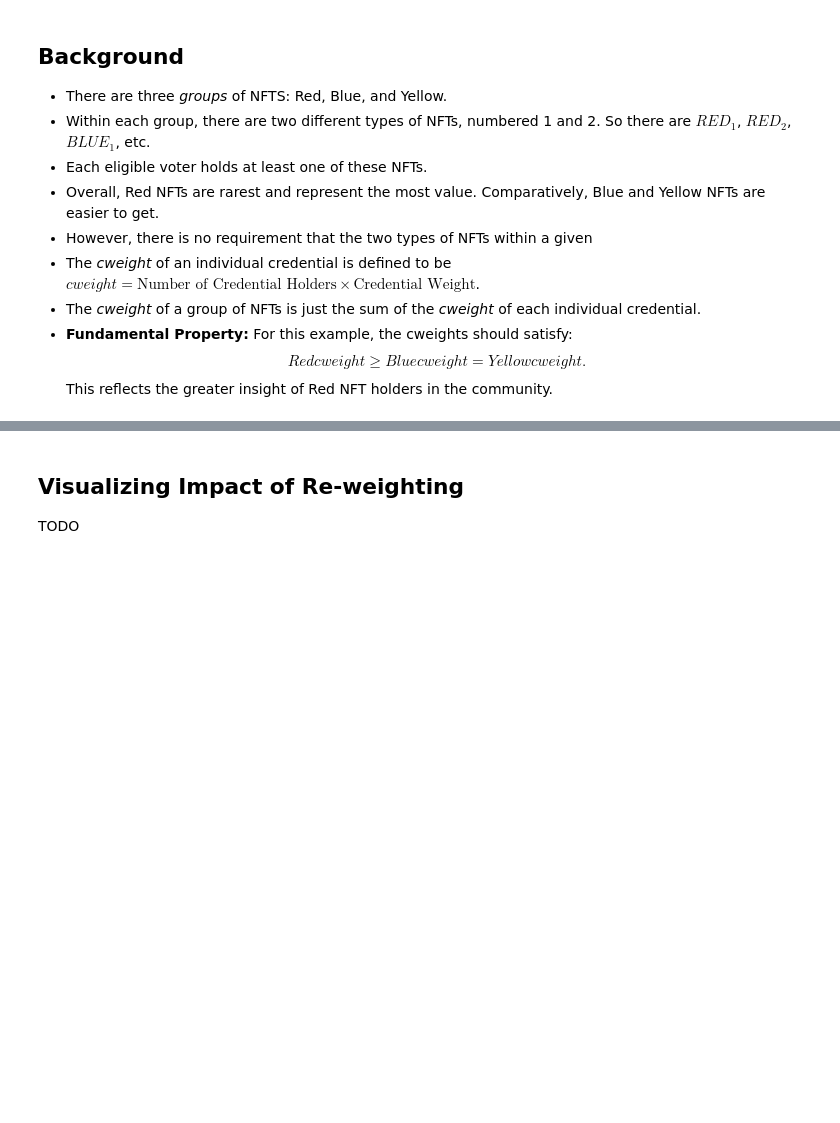
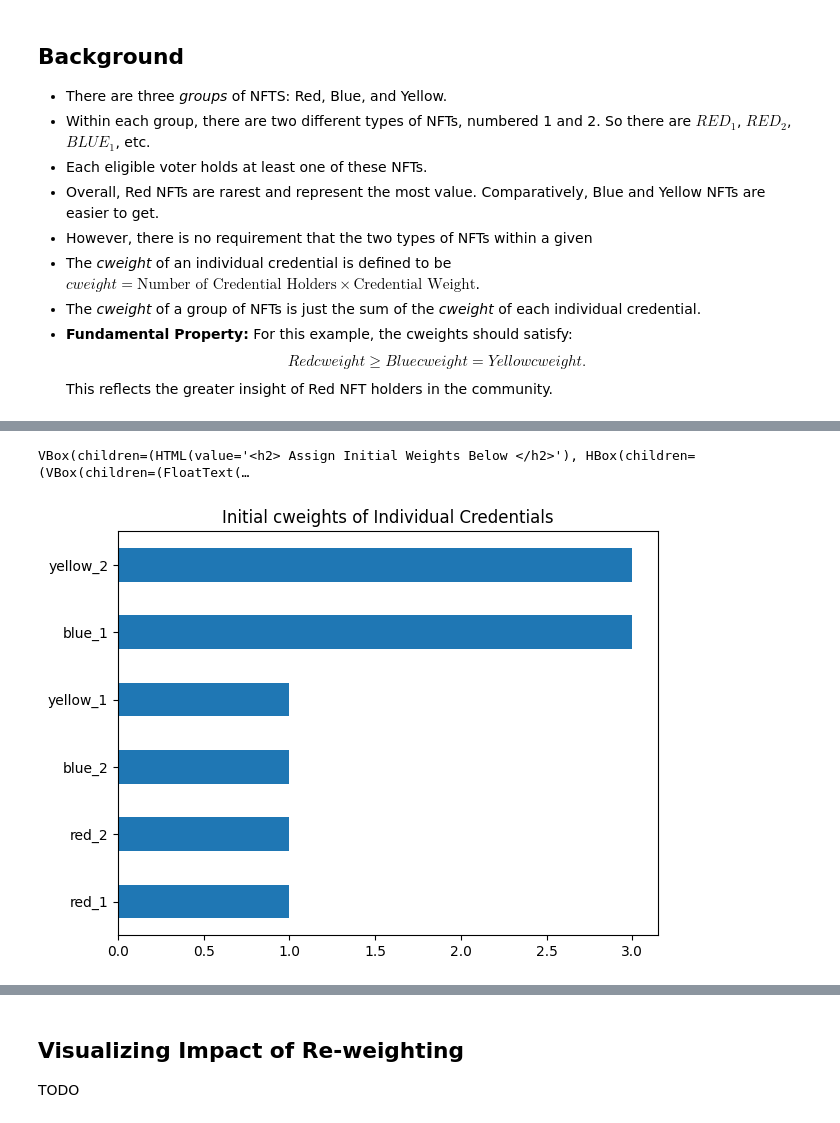
Before and after one commit to TE-Academy/Reputation-based_Weighted_Voting, a Jupyter notebook: notebooks/demonstration.ipynb, the cells around one changed output, grey strips where cells are left out. Cells and saved outputs as stored; diff of their text form; code cells hidden in the pictures; blank space fills up the shorter version.

```diff
--- a/notebooks/demonstration.ipynb
+++ b/notebooks/demonstration.ipynb
@@ -34,4 +41,5 @@ This is input in the form of a .csv file with
 2. To use your own data, change the value of `VOTER_INFO_FILE` from `default_voter_data.csv` to the string of your own filename.
 # %%
 # Code to read in a file
-VOTER_INFO_FILE = "default_voter_data.csv"
+# Change this line to change voter credential data.
+VOTER_INFO_FILE = "data/default_voter_data.csv"
@@ -49,0 +46,3 @@ TODO
+# %%
+# Read Initial Data From csv file
+voter_cred_df = pd.read_csv(VOTER_INFO_FILE, index_col = 'voter')
@@ -49,0 +59,56 @@ TODO
+# %%
+from ipywidgets import FloatText, HTML, Button, HBox, VBox
+
+total_weight = 0
+
+weights = {}
+weights["red_1"] = FloatText(description='red_1', value=1.0, layout={'width': '200px'})
+weights["blue_1"] = FloatText(description='blue_1', value=1.0, layout={'width': '200px'})
+weights["yellow_1"] = FloatText(description='yellow_1', value=1.0, layout={'width': '200px'})
+weights["red_2"] = FloatText(description='red_2', value=1.0, layout={'width': '200px'})
+weights["blue_2"] = FloatText(description='blue_2', value=1.0, layout={'width': '200px'})
+weights["yellow_2"] = FloatText(description='yellow_2', value=1.0, layout={'width': '200px'})
+total_weight_widget = HTML(value=f"Total weight: {total_weight}")
+
+
+
+def update_total_weight(b):
+    total_weight = sum(weight.value for weight in weights.values())
+    total_weight_widget.value = f"Total weight: {total_weight}"
+
+# Add a title for the widget box
+title_widget = HTML(value="<h2> Assign Initial Weights Below </h2>")
+
+# Create two columns for weights
+weights_column_1 = VBox([weights["red_1"], weights["blue_1"], weights["yellow_1"]])
+weights_column_2 = VBox([weights["red_2"], weights["blue_2"], weights["yellow_2"]])  # This column is intentionally left empty to maintain the two-column layout
+weights_columns = HBox([weights_column_1, weights_column_2])
+
+# Create a box for the update button and total weight display
+update_total_weight_box = VBox([Button(description="Update Total Weight", on_click=update_total_weight), HTML(value="Total weight:")])
+
+# Combine the weights columns and the update box
+combined_widget_box = VBox([title_widget, weights_columns, update_total_weight_box])
+display(combined_widget_box)
+
+# TODO: Make it so the total weight value updates on the button click.
+# TODO: Add a table summarizing relative weights.
+# %% [output]
+VBox(children=(HTML(value='<h2> Assign Initial Weights Below </h2>'), HBox(children=(VBox(children=(FloatText(…
+# %%
+# Plot Initial Weights
+
+cweight_values = [voter_cred_df[col].sum() * weights.get(col).value
+                  for col in voter_cred_df.columns]
+cweight_values_array = np.array(cweight_values)
+cred_names = list(voter_cred_df.columns)
+
+initial_cweights = pd.Series(
+    cweight_values_array, index=cred_names
+).sort_values(ascending=True)
+
+ax = initial_cweights.plot(kind='barh')
+ax.set_title("Initial cweights of Individual Credentials")
+ax.figure.tight_layout()
+# %% [output]
+[figure, added]
```
Also changed, not shown: parts of 17 cells of this notebook.
